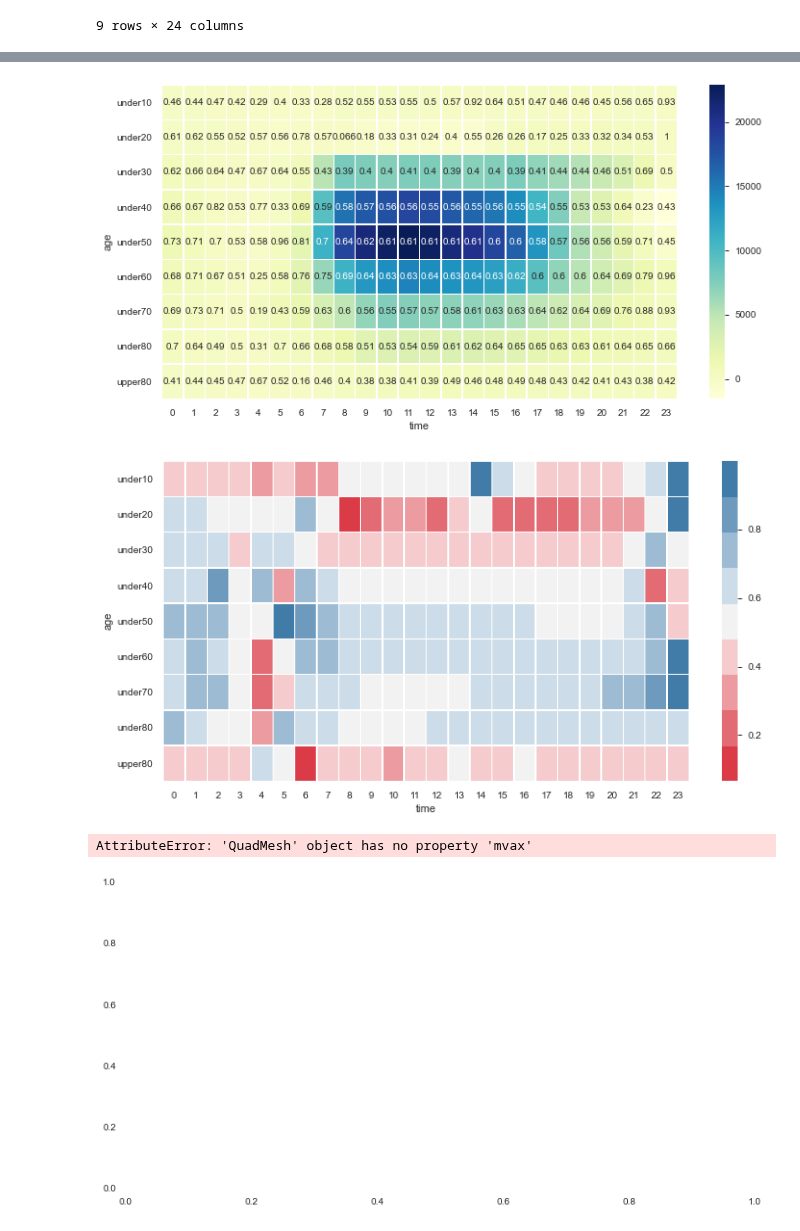
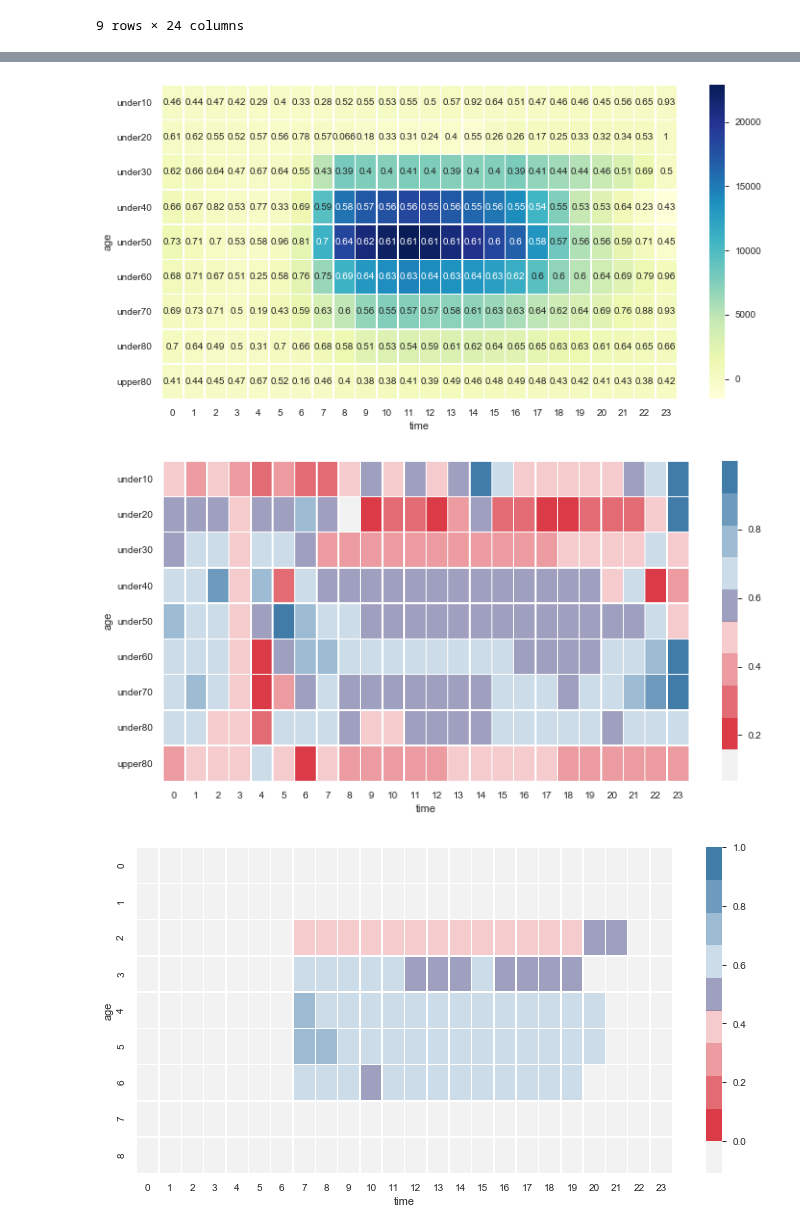
Before and after one commit to Edwardkim0/Place_trend_analysis, a Jupyter notebook: eda.ipynb, the cells around one changed output, grey strips where cells are left out. Saved outputs shown, nothing was run; the diff lists cells and outputs as text; code cells hidden in the pictures.

```diff
--- a/eda.ipynb
+++ b/eda.ipynb
@@ -262,0 +262,8 @@ sns.palplot(cmap)
+# %%
+cmap0  = sns.diverging_palette(10, 240, sep=20, n=9)
+sns.palplot(cmap0)
+
+cmap  = sns.diverging_palette(10, 240, sep=20, n=9)
+cmap = [np.array([0.95,0.95,0.95,1.])] + cmap
+cmap[5] = np.array([0.25,0.25,0.5,0.5])
+sns.palplot(cmap)
@@ -263,36 +273,31 @@ sns.palplot(cmap)
 # %%
 analysis_time_heatmap_wrt3.describe()
 plt.figure(figsize=(12, 6))
 snsplt = sns.heatmap(analysis_time_heatmap_wrt3,annot=annot_male_percent,
                      cmap="YlGnBu", linewidths=.5)
 snsplt.set_xlabel("time")
 snsplt.set_ylabel("age")
 sns_fig = snsplt.get_figure()
 
 sns_fig.savefig('time_age_population_yp_wrt3_annot.png')
 
 plt.figure(figsize=(12, 6))
 snsplt = sns.heatmap(annot_male_percent, cmap=cmap,linewidths=.5)
 snsplt.set_xlabel("time")
 snsplt.set_ylabel("age")
 sns_fig = snsplt.get_figure()
 
 sns_fig.savefig('time_age_population_yp_wrt3_annot_sex.png')
+
+annot_male_percent_select = np.where(analysis_time_heatmap_wrt3>3000,annot_male_percent,-0.11)
+plt.figure(figsize=(12, 6))
+snsplt = sns.heatmap(annot_male_percent_select,cmap=cmap, linewidths=.5,vmax=1.)
+snsplt.set_xlabel("time")
+snsplt.set_ylabel("age")
+sns_fig = snsplt.get_figure()
+
+sns_fig.savefig('time_age_population_yp_wrt3_annot_sex_select3000.png')
 # %% [output]
-[figure, old version]
+[figure, new version]
-[figure, old version]
+[figure, new version]
+[figure, added]
-# %%
-_min = analysis_time_heatmap_wrt3.min().min()
-_max = analysis_time_heatmap_wrt3.max().max()
-analysis_time_heatmap_wrt3_rate = analysis_time_heatmap_wrt3-_min / (_max - _min)
-analysis_time_heatmap_wrt3_rate.describe()
-
-annot_male_percent_select = np.where(analysis_time_heatmap_wrt3>5000,annot_male_percent,0.5)
-plt.figure(figsize=(12, 6))
-snsplt = sns.heatmap(annot_male_percent_select,cmap=cmap, linewidths=.5,vmin=0,vmax=1.)
-snsplt.set_xlabel("time")
-snsplt.set_ylabel("age")
-sns_fig = snsplt.get_figure()
-# %% [output]
-AttributeError: 'QuadMesh' object has no property 'mvax'
-[figure, removed]
```
Also changed, not shown: parts of 6 cells of this notebook, 11 other files.
